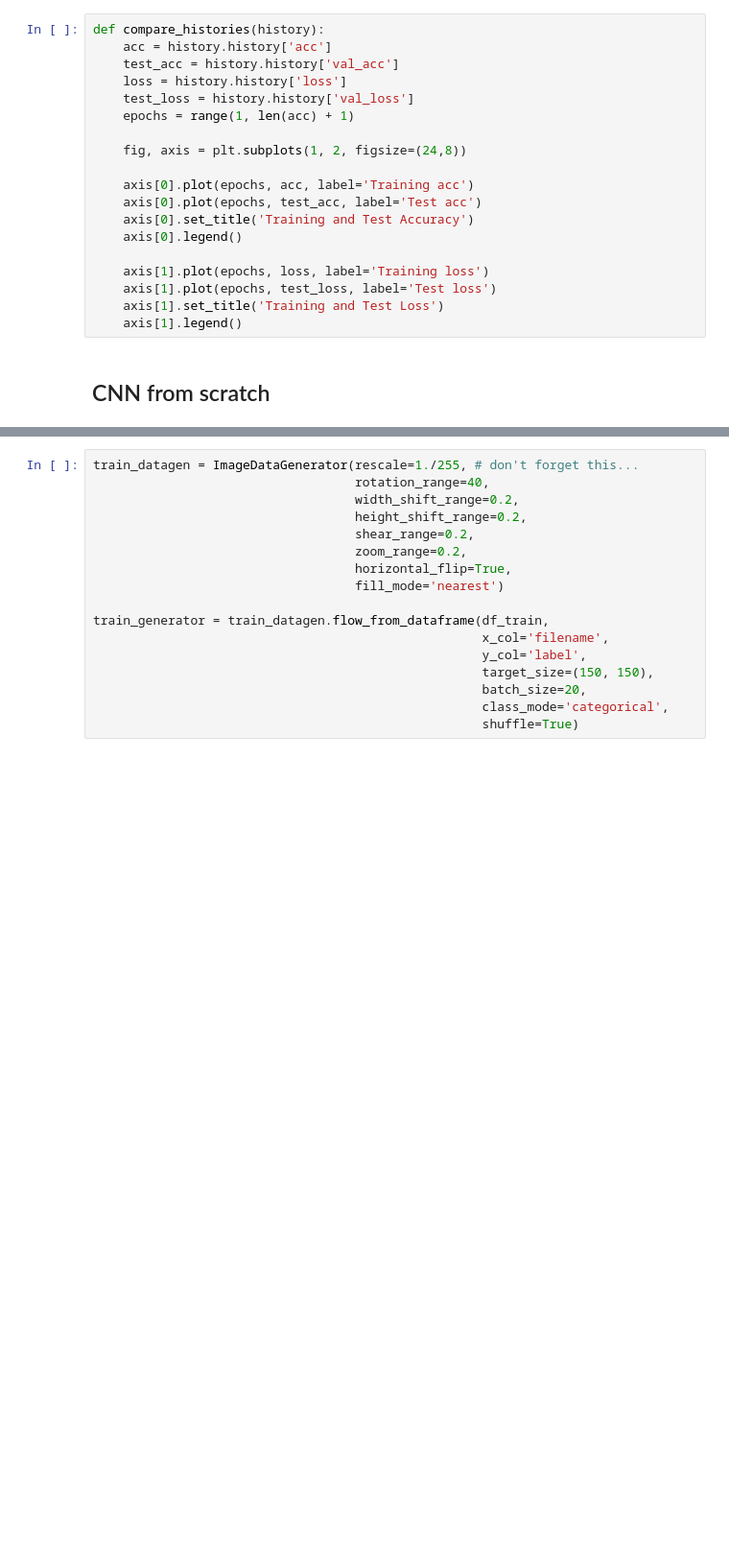
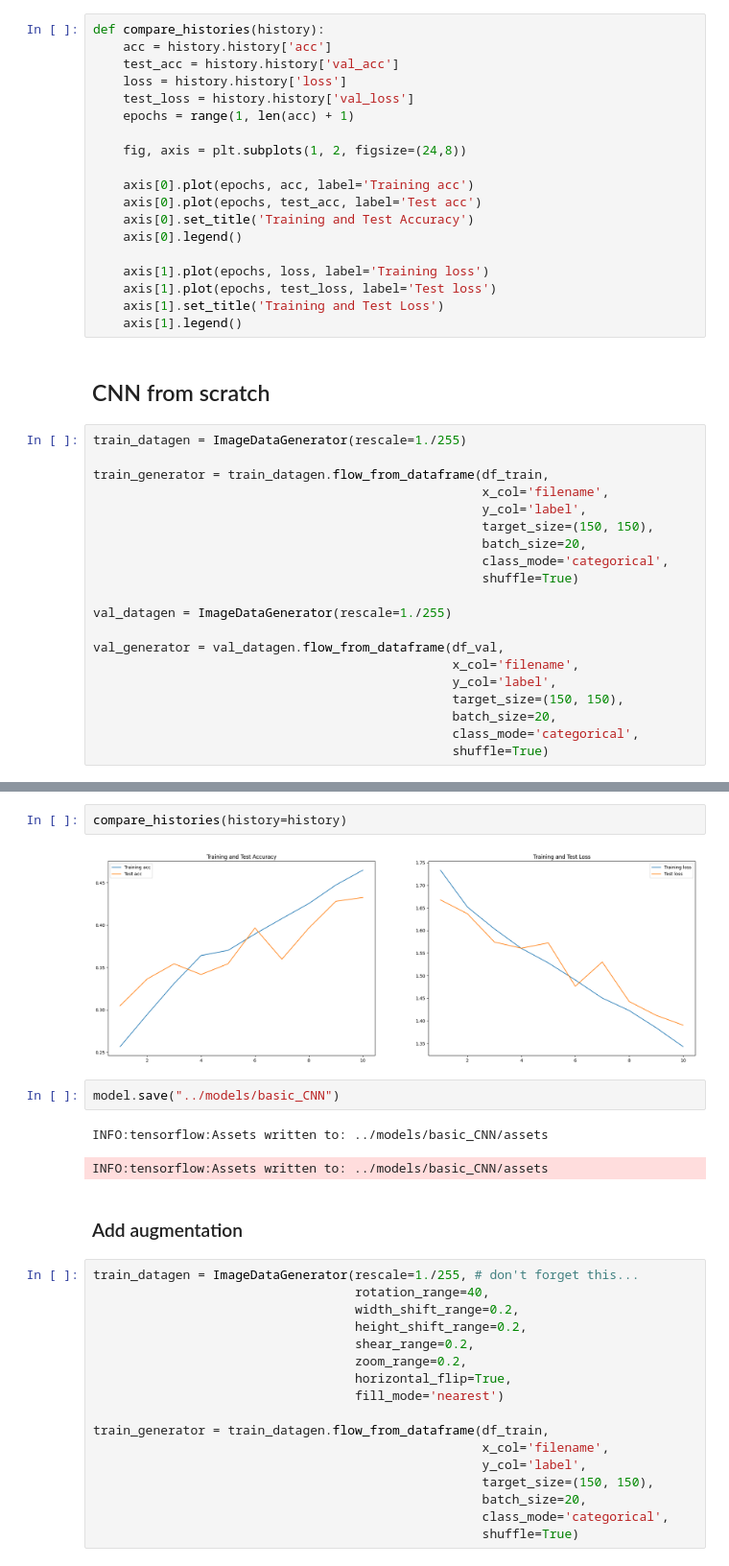
Before and after one commit to Kibzik/kitchenware-classification_cv, a Jupyter notebook: notebooks/EDA, Modelling.ipynb, the cells around one changed output, grey strips where cells are left out. Shown at 96% size. Cells and saved outputs as stored; diff of their text form; blank space fills up the shorter version.

```diff
--- a/notebooks/EDA, Modelling.ipynb
+++ b/notebooks/EDA, Modelling.ipynb
@@ -144,3 +168,23 @@ def compare_histories(history):
     axis[1].legend()
 # %% [markdown]
 ## CNN from scratch
+# %%
+train_datagen = ImageDataGenerator(rescale=1./255)
+
+train_generator = train_datagen.flow_from_dataframe(df_train,
+                                                    x_col='filename',
+                                                    y_col='label',
+                                                    target_size=(150, 150),
+                                                    batch_size=20,
+                                                    class_mode='categorical',
+                                                    shuffle=True)
+
+val_datagen = ImageDataGenerator(rescale=1./255)
+
+val_generator = val_datagen.flow_from_dataframe(df_val,
+                                                x_col='filename',
+                                                y_col='label',
+                                                target_size=(150, 150),
+                                                batch_size=20,
+                                                class_mode='categorical',
+                                                shuffle=True)
@@ -147,3 +228,14 @@ def compare_histories(history):
+# %%
+compare_histories(history=history)
+# %% [output]
+[figure, added]
+# %%
+model.save("../models/basic_CNN")
+# %% [output]
+INFO:tensorflow:Assets written to: ../models/basic_CNN/assets
+INFO:tensorflow:Assets written to: ../models/basic_CNN/assets
+# %% [markdown]
+### Add augmentation
 # %%
 train_datagen = ImageDataGenerator(rescale=1./255, # don't forget this...
                                    rotation_range=40,
```
Also changed, not shown: parts of 29 cells of this notebook, 15 other files.
